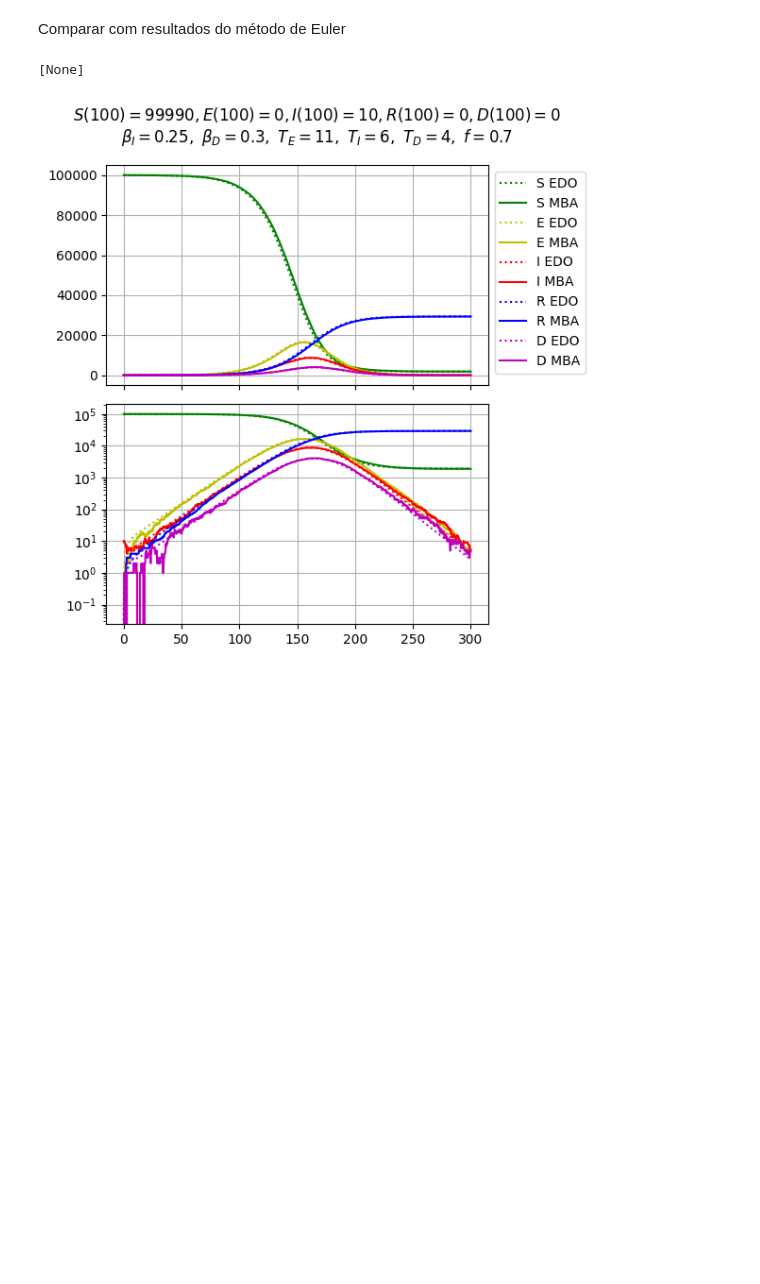
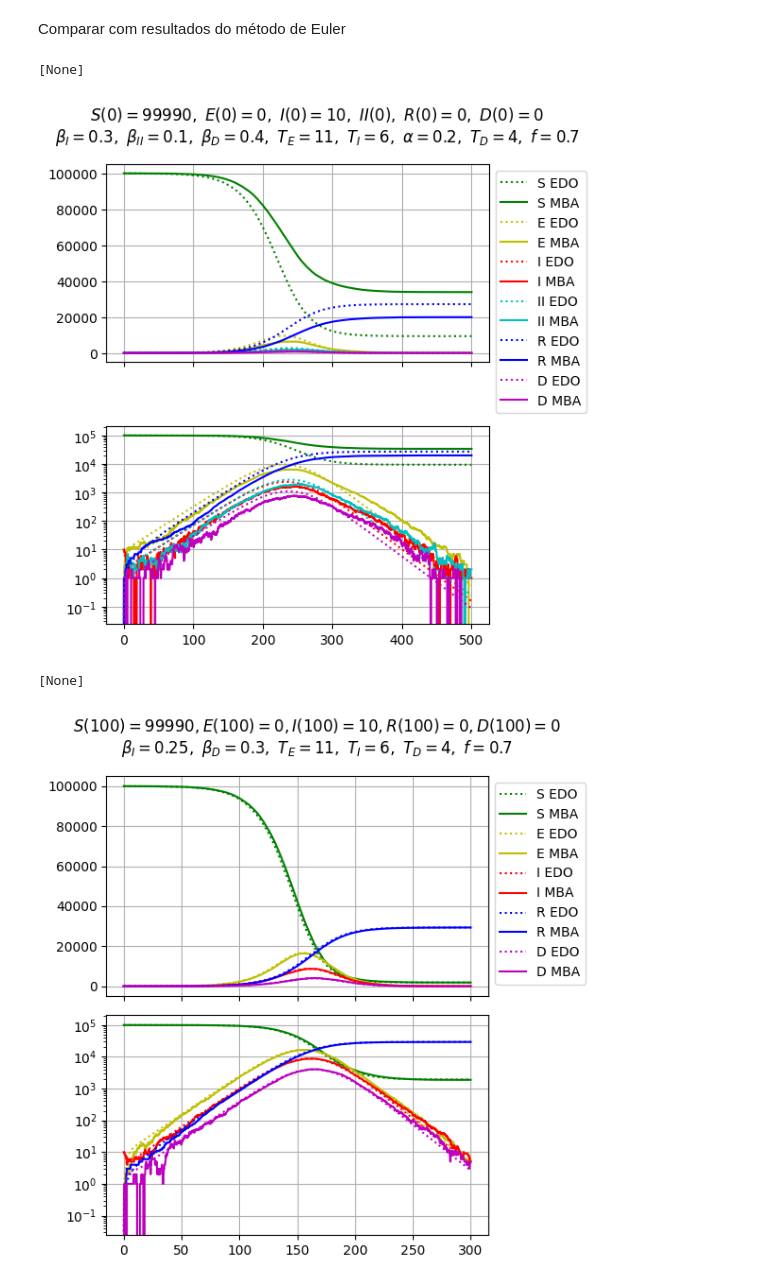
Before and after one commit to Prof-Irving/epidemic-codes, a Jupyter notebook: seird_abm_study.ipynb, the cells around one changed output. Cells and saved outputs as stored; diff of their text form; code cells hidden in the pictures; blank space fills up the shorter version.

Commit message:
Comparing SEIRD with isolated with ABM and ODEs

```diff
--- a/seird_abm_study.ipynb
+++ b/seird_abm_study.ipynb
@@ -401,5 +399,34 @@ Não infectado = [100000]
 # %% [markdown]
 Comparar com resultados do método de Euler
+# %%
+EDOs = modelo_seird_ii(S_i, E_i, I_i, II_i, R_i, D_i,
+                        beta_I, beta_II, beta_D, T_E, T_I, alpha, T_D, f, tf, dt)
+
+labels = ['S', 'E', 'I', 'II', 'R', 'D']
+colors = ['g', 'y', 'r', 'c', 'b', 'm']
+
+fig, ax = plt.subplots(2,1, figsize=(6,6), sharex='col', layout='tight')
+
+initial_conditions_label = r'$S(0) = {}, \ E(0) = {}, \ I(0) = {}, \ II(0), \ R(0) = {}, \ D(0) = {}$'.format(S_i, E_i, I_i, II_i, R_i, D_i)
+parameters_label = r'$\beta_{{I}} = {}, \ \beta_{{II}} = {}, \ \beta_{{D}} = {}, \ T_{{E}} = {}, \ T_{{I}} = {}, \ \alpha = {}, \ T_{{D}} = {}, \ f = {}$'.format(beta_I, beta_II, beta_D, T_E, T_I, alpha, T_D, f)
+fig.suptitle(initial_conditions_label+'\n'+ parameters_label)
+
+for a in ax:
+    for i in range(6):
+        a.plot(EDOs[0], EDOs[i+1], ls=':',
+                    label=labels[i]+' EDO', c=colors[i])
+        a.plot(epidemic_series[0], epidemic_series[i+1],
+                    label=labels[i]+' MBA', c=colors[i])
+    a.grid()
+
+
+ax[0].legend(loc='upper left', bbox_to_anchor=(1, 1))
+ax[1].set(yscale='log')
+
+#fig.savefig('mba_vs_edo_serid_shifted.jpg', dpi = 300, format = 'jpg', bbox_inches="tight")
+# %% [output]
+[None]
+[figure, added]
 # %%
 EDOs = modelo_seird(S_i, E_i, I_i, R_i, D_i,
                         beta_I, beta_D, T_E, T_I, T_D, f, tf, dt)
```
Also changed, not shown: parts of 5 cells of this notebook.
